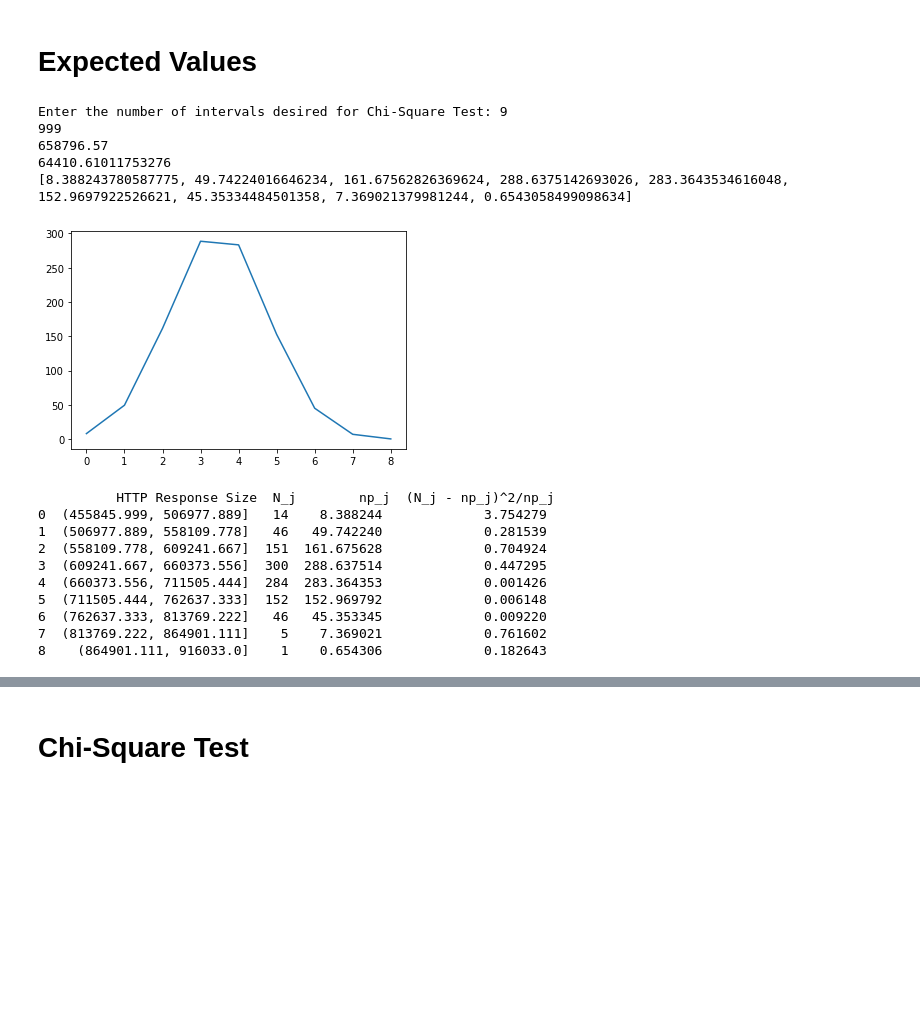
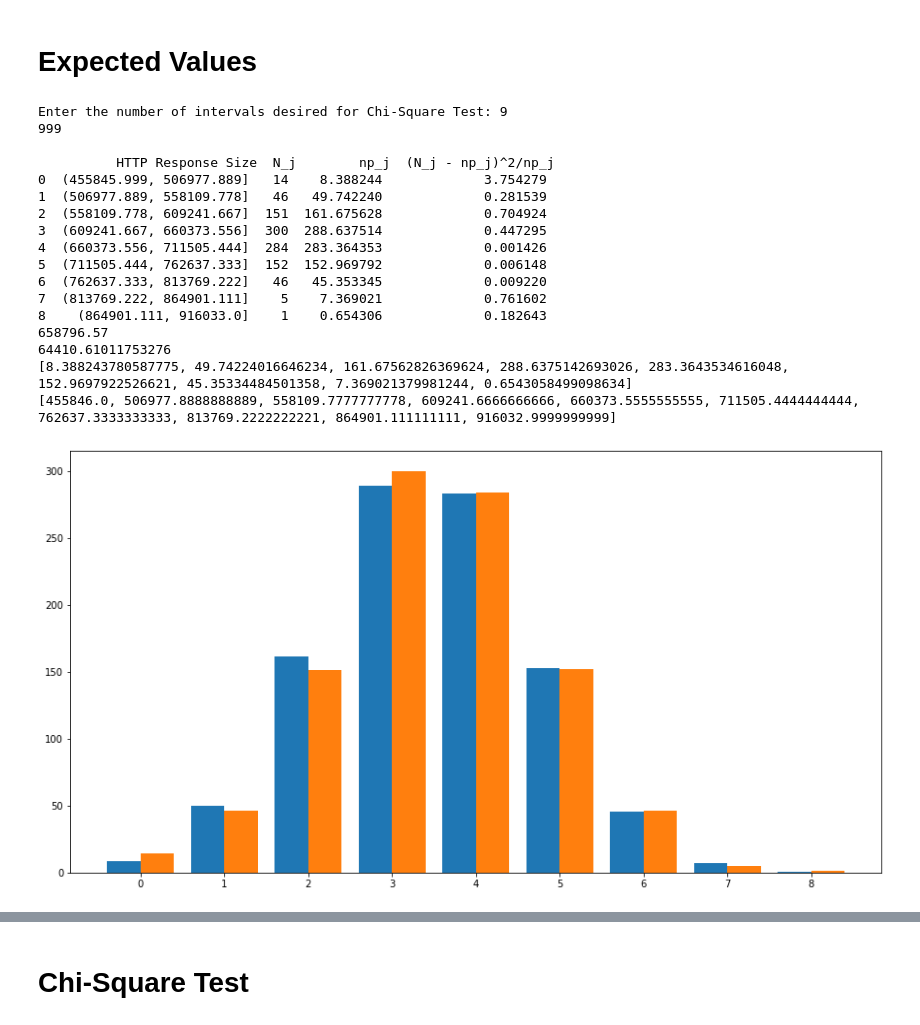
Before and after one commit to royruiz-dev/DataAutomation_SimComNets, a Jupyter notebook: SiMCN-Final-Task/SimComNet_FinalTask_Chi-square_Test.ipynb, the cells around one changed output, grey strips where cells are left out. Cells and saved outputs as stored; diff of their text form; code cells hidden in the pictures; blank space fills up the shorter version.

```diff
--- a/SiMCN-Final-Task/SimComNet_FinalTask_Chi-square_Test.ipynb
+++ b/SiMCN-Final-Task/SimComNet_FinalTask_Chi-square_Test.ipynb
@@ -105,51 +105,63 @@ while run:
         expected_frequency = []
         for i in range(1, int(k) + 1, 1):
             expected_frequency.append(n_pts * (norm.cdf(obs_min + i * interval_size, loc = statistics.mean(y), scale=statistics.stdev(y)) -
                                                        norm.cdf(obs_min + (i-1) * interval_size, loc = statistics.mean(y), scale=statistics.stdev(y))))
             #print(obs_min + i * interval_size)
-        print(statistics.mean(y))
-        print(statistics.stdev(y))
-        print(expected_frequency)
-        plt.plot(expected_frequency)
-        plt.show()
+
 
         if (k >= 3 and (min(expected_frequency) >= (5 * np_j_less_than_5(expected_frequency))/int(k))):
             equi_distant_table['np_j'] = np.array(expected_frequency)
             equi_distant_table['(N_j - np_j)^2/np_j'] = ((equi_distant_table['N_j'] -
                                                           equi_distant_table['np_j'])**2)/equi_distant_table['np_j']
 
             print("\n", equi_distant_table)
 
             # Expected frequency of data is saved to csv file
             savetxt('expected_http_response_sizes.csv', equi_distant_table['np_j'], delimiter=',')
-            run = False
         else:
             raise Exception
 
     except:
         if (k < 3):
             print(f"\nConsider entering a new interval that is at least 3 !!!")
+            run = False
         else:
             print(f"\nConsider entering a new interval that is less than {int(k)} !!!")
-            run = False
-#         continue
+            continue
+    else:
+        print(statistics.mean(y))
+        print(statistics.stdev(y))
+        print(expected_frequency)
 
-#     else:
-#         run = False
+        width = 0.40
+        plt.figure(figsize=(15,8))
+        x = np.arange(9)
+        x_pos = [i for i, _ in enumerate(x)]
+        plt.bar(x, expected_frequency, width)
+
+        observed = np.array(equi_distant_table['N_j'],dtype=int)
+        plt.bar(x + width, observed, width)
+        plt.xticks(x + width/2, x)
+        array = interval_range()
+        print(array)
+        plt.show()
+        run = False
 # %% [output]
 Enter the number of intervals desired for Chi-Square Test: 9
 999
+
+          HTTP Response Size  N_j        np_j  (N_j - np_j)^2/np_j
+0  (455845.999, 506977.889]   14    8.388244             3.754279
+1  (506977.889, 558109.778]   46   49.742240             0.281539
+2  (558109.778, 609241.667]  151  161.675628             0.704924
+3  (609241.667, 660373.556]  300  288.637514             0.447295
+4  (660373.556, 711505.444]  284  283.364353             0.001426
+5  (711505.444, 762637.333]  152  152.969792             0.006148
+6  (762637.333, 813769.222]   46   45.353345             0.009220
+7  (813769.222, 864901.111]    5    7.369021             0.761602
+8    (864901.111, 916033.0]    1    0.654306             0.182643
 658796.57
 64410.61011753276
 [8.388243780587775, 49.74224016646234, 161.67562826369624, 288.6375142693026, 283.3643534616048, 152.9697922526621, 45.35334484501358, 7.369021379981244, 0.6543058499098634]
+[455846.0, 506977.8888888889, 558109.7777777778, 609241.6666666666, 660373.5555555555, 711505.4444444444, 762637.3333333333, 813769.2222222221, 864901.111111111, 916032.9999999999]
-[figure, old version]
+[figure, new version]
-          HTTP Response Size  N_j        np_j  (N_j - np_j)^2/np_j
-0  (455845.999, 506977.889]   14    8.388244             3.754279
-1  (506977.889, 558109.778]   46   49.742240             0.281539
-2  (558109.778, 609241.667]  151  161.675628             0.704924
-3  (609241.667, 660373.556]  300  288.637514             0.447295
-4  (660373.556, 711505.444]  284  283.364353             0.001426
-5  (711505.444, 762637.333]  152  152.969792             0.006148
-6  (762637.333, 813769.222]   46   45.353345             0.009220
-7  (813769.222, 864901.111]    5    7.369021             0.761602
-8    (864901.111, 916033.0]    1    0.654306             0.182643
```
Also changed, not shown: parts of 5 cells of this notebook.
